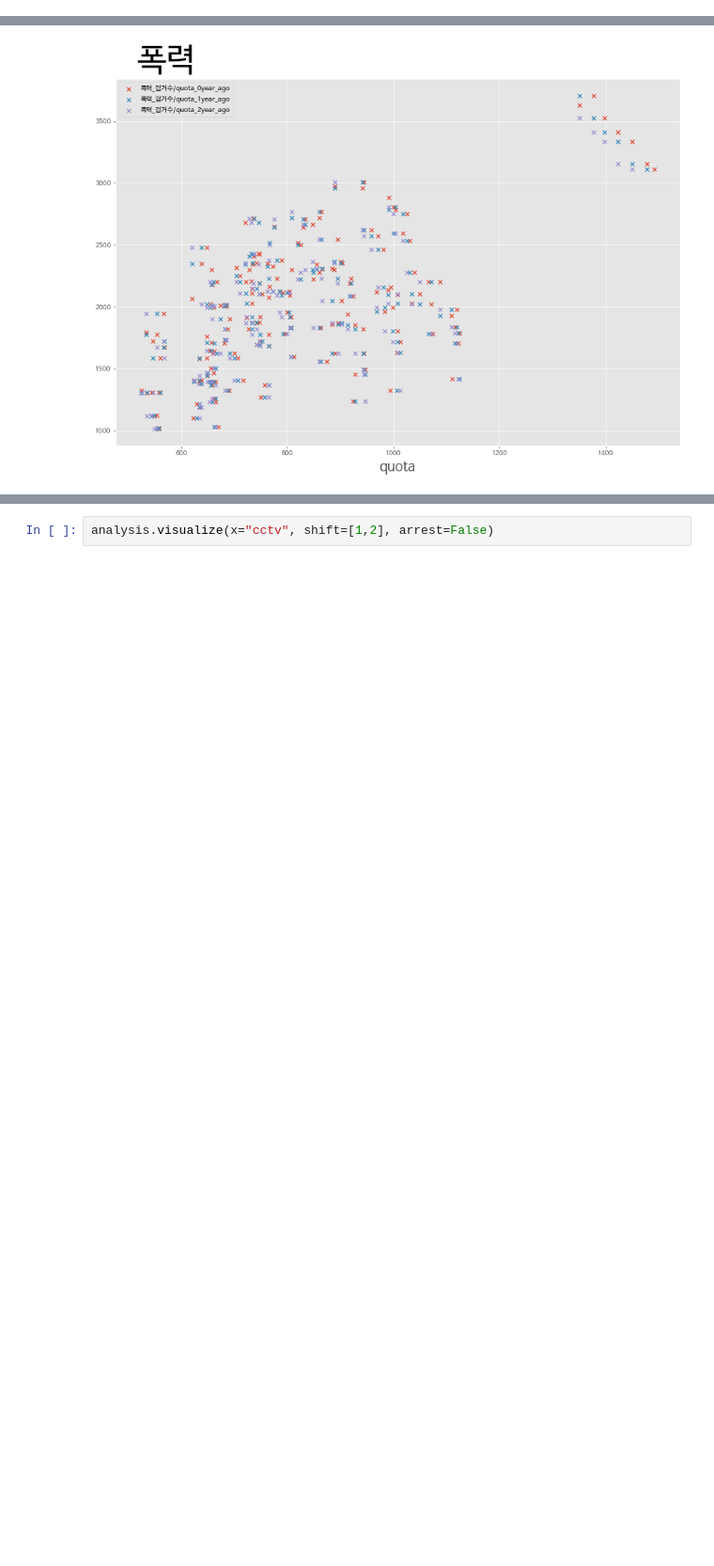
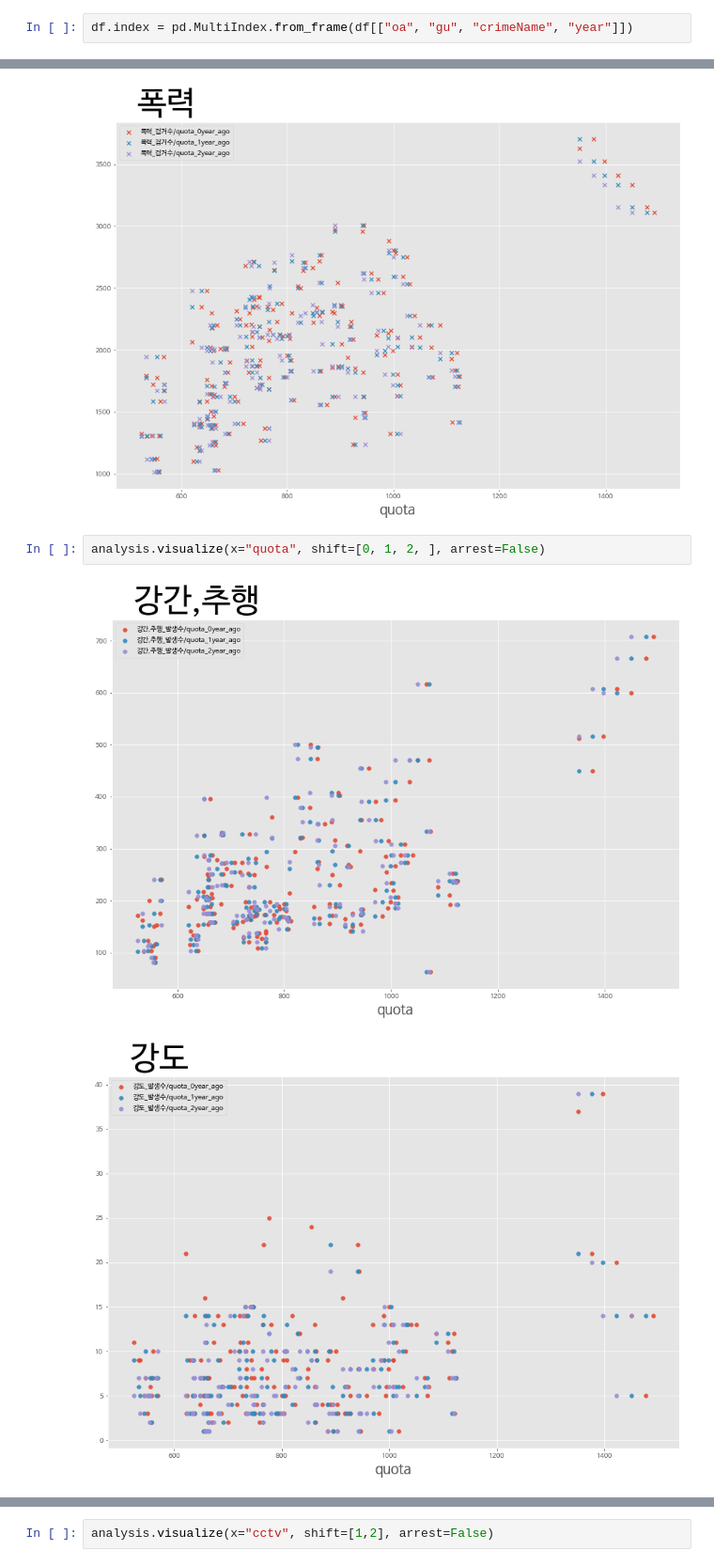
Before and after one commit to dacon-competition-seoul/dacon-seoul, a Jupyter notebook: 자치구별분석.ipynb, the cells around one changed output, grey strips where cells are left out. Shown at 94% size. Drawn from its saved outputs; the diff is of its cells as text; blank space fills up the shorter version.

```diff
--- a/자치구별분석.ipynb
+++ b/자치구별분석.ipynb
@@ -38,0 +71,2 @@ df_cctv
+# %%
+df.index = pd.MultiIndex.from_frame(df[["oa", "gu", "crimeName", "year"]])
@@ -109,3 +184,8 @@ analysis.visualize(x="quota", shift=[0, 1, 2, ], occur=False)
 [figure]
 [figure]
 [figure]
+# %%
+analysis.visualize(x="quota", shift=[0, 1, 2, ], arrest=False)
+# %% [output]
+[figure, added]
+[figure, added]
```
Also changed, not shown: parts of 13 cells of this notebook.
